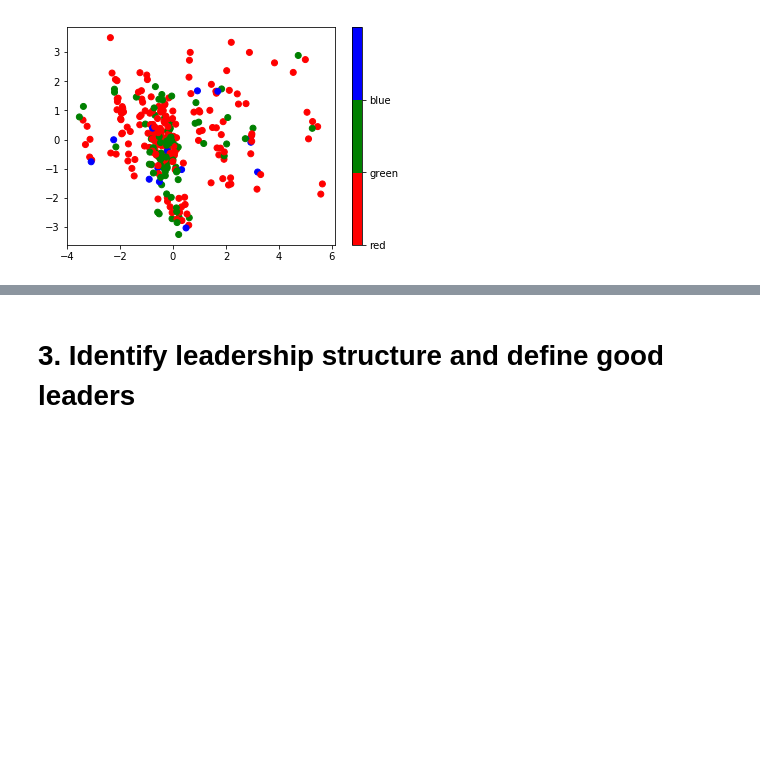
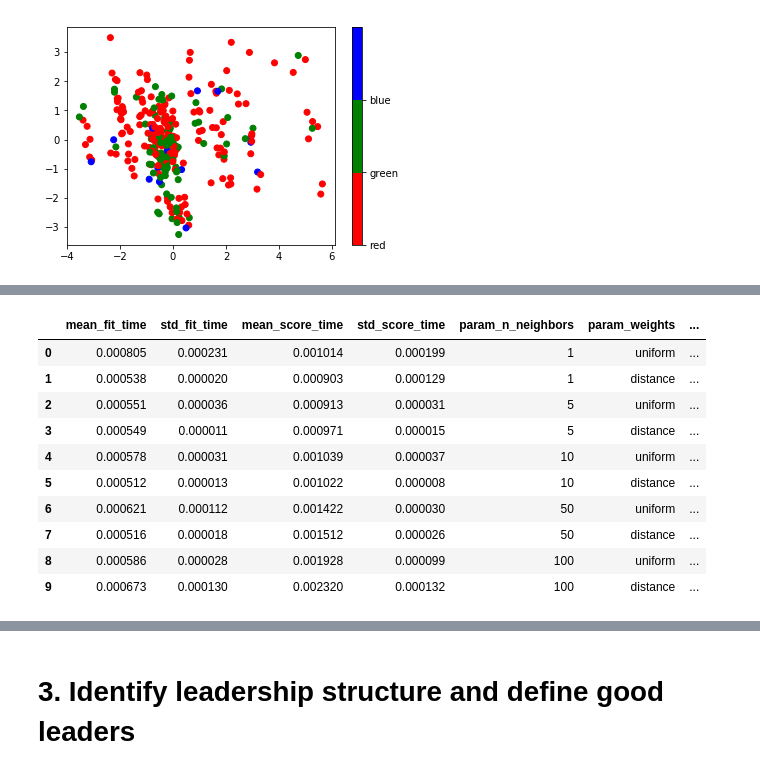
Before and after one commit to parkjan4/DSIP, a Jupyter notebook: Project/HR Project.ipynb, the cells around one changed output, grey strips where cells are left out. Saved outputs shown, nothing was run; the diff lists cells and outputs as text; code cells hidden in the pictures; blank space fills up the shorter version.

```diff
--- a/Project/HR Project.ipynb
+++ b/Project/HR Project.ipynb
@@ -350,0 +353,10 @@ np.count_nonzero(y_est-y_test)/len(y_test)
+# %%
+clsf = ensemble.RandomForestClassifier(n_estimators=1000)
+grid_search = model_selection.GridSearchCV(clsf,
+                                           {'n_estimators': [50, 100, 500, 1000]},
+                                           cv=4,
+                                           scoring='accuracy',
+                                           iid=False,
+                                           return_train_score=False)
+grid_search.fit(x, classes)
+pd.DataFrame(grid_search.cv_results_)
@@ -350,0 +369,10 @@ np.count_nonzero(y_est-y_test)/len(y_test)
+# %%
+clsf = XGBClassifier(n_estimators=1000)
+grid_search = model_selection.GridSearchCV(clsf,
+                                           {'n_estimators': [50, 100, 500, 1000]},
+                                           cv=4,
+                                           scoring='accuracy',
+                                           iid=False,
+                                           return_train_score=False)
+grid_search.fit(x, classes)
+pd.DataFrame(grid_search.cv_results_)
@@ -350,0 +385,22 @@ np.count_nonzero(y_est-y_test)/len(y_test)
+# %%
+clsf = neighbors.KNeighborsClassifier()
+grid_search = model_selection.GridSearchCV(clsf,
+                                           {'n_neighbors': [1, 5, 10, 50, 100], 'weights': ['uniform', 'distance']},
+                                           cv=4,
+                                           scoring='accuracy',
+                                           iid=False,
+                                           return_train_score=False)
+grid_search.fit(x, classes)
+pd.DataFrame(grid_search.cv_results_)
+# %% [output]
+|  | mean_fit_time | std_fit_time | mean_score_time | std_score_time | param_n_neighbors | param_weights | ... |
+| 0 | 0.000805 | 0.000231 | 0.001014 | 0.000199 | 1 | uniform | ... |
+| 1 | 0.000538 | 0.000020 | 0.000903 | 0.000129 | 1 | distance | ... |
+| 2 | 0.000551 | 0.000036 | 0.000913 | 0.000031 | 5 | uniform | ... |
+| 3 | 0.000549 | 0.000011 | 0.000971 | 0.000015 | 5 | distance | ... |
+| 4 | 0.000578 | 0.000031 | 0.001039 | 0.000037 | 10 | uniform | ... |
+| 5 | 0.000512 | 0.000013 | 0.001022 | 0.000008 | 10 | distance | ... |
+| 6 | 0.000621 | 0.000112 | 0.001422 | 0.000030 | 50 | uniform | ... |
+| 7 | 0.000516 | 0.000018 | 0.001512 | 0.000026 | 50 | distance | ... |
+| 8 | 0.000586 | 0.000028 | 0.001928 | 0.000099 | 100 | uniform | ... |
+| 9 | 0.000673 | 0.000130 | 0.002320 | 0.000132 | 100 | distance | ... |
```
Also changed, not shown: parts of 8 cells of this notebook, 6 other files.
